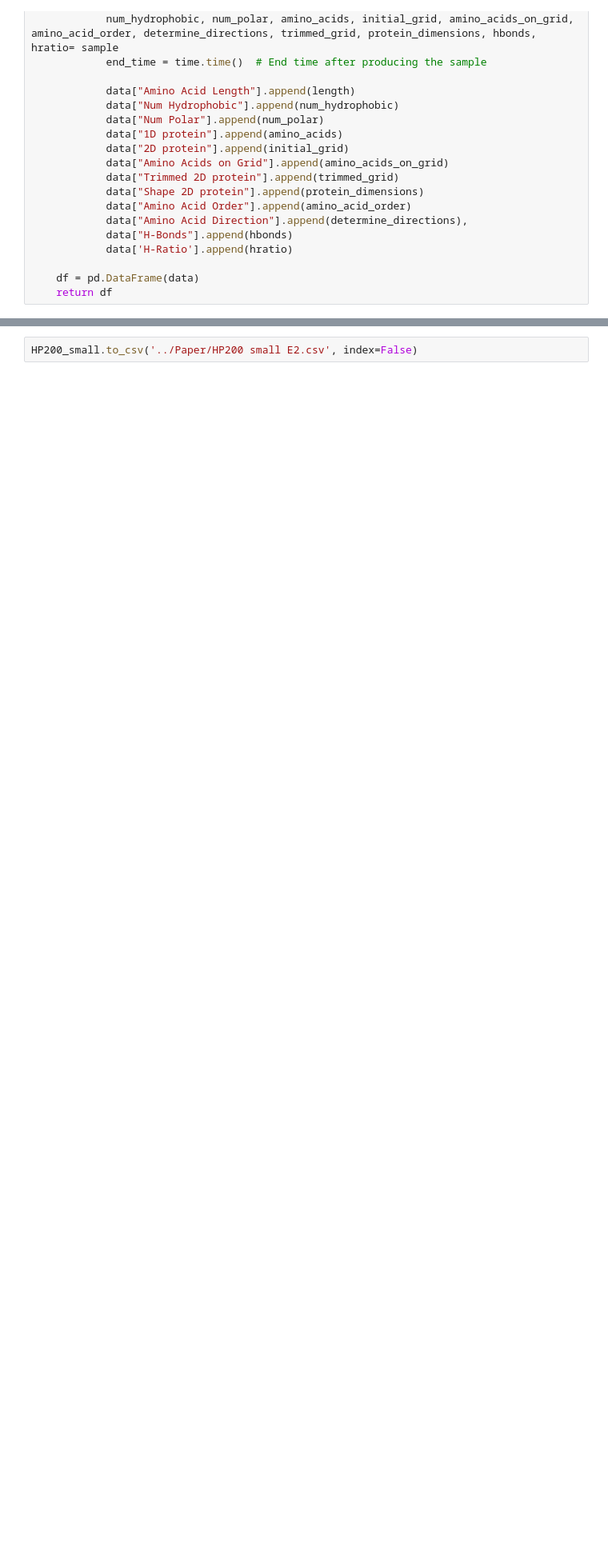
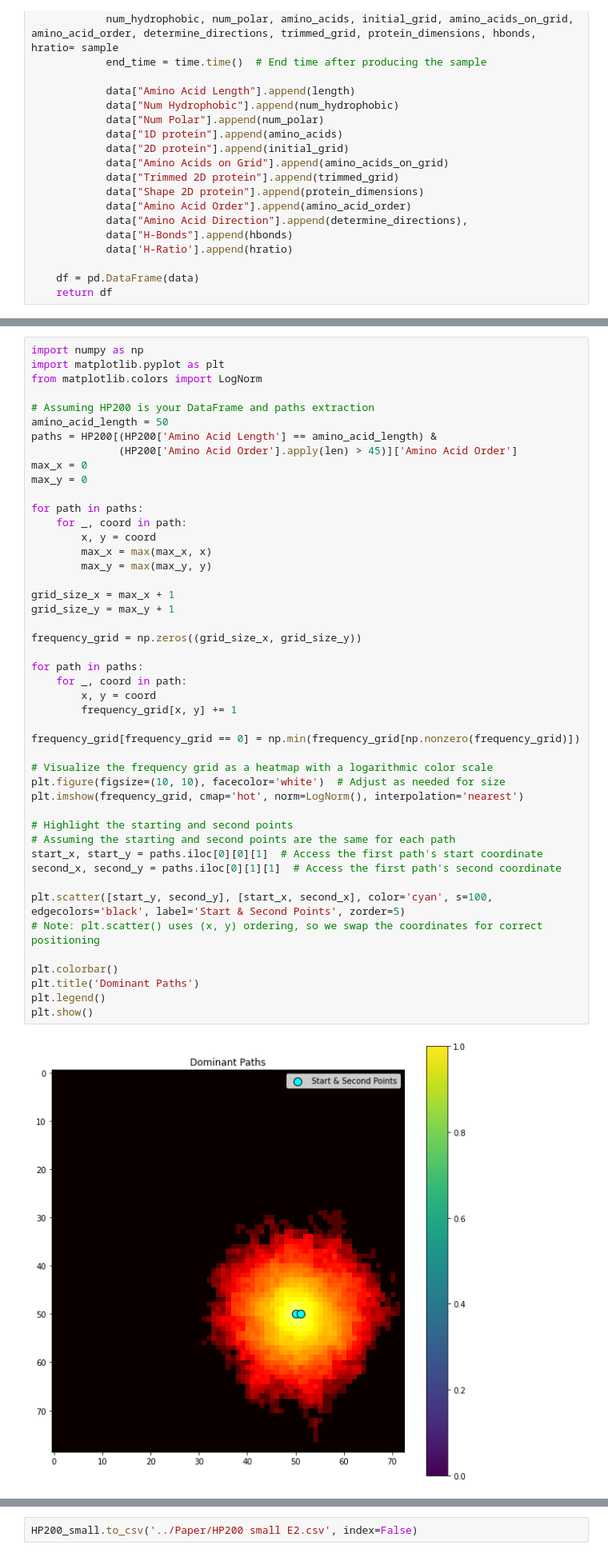
Before and after one commit to jessekommandeur/Protein-Folding, a Jupyter notebook: Paper 1/Experiments/Protein folding algorithm Experiment 2 .ipynb, the cells around one changed output, grey strips where cells are left out. Shown: that part at 80% size. Saved outputs shown, nothing was run; the diff lists cells and outputs as text; blank space fills up the shorter version.

```diff
--- a/Paper 1/Experiments/Protein folding algorithm Experiment 2 .ipynb
+++ b/Paper 1/Experiments/Protein folding algorithm Experiment 2 .ipynb
@@ -382,3 +378,51 @@ Wall time: 11min 50s
+# %%
+import numpy as np
+import matplotlib.pyplot as plt
+from matplotlib.colors import LogNorm
+
+# Assuming HP200 is your DataFrame and paths extraction
+amino_acid_length = 50
+paths = HP200[(HP200['Amino Acid Length'] == amino_acid_length) &
+              (HP200['Amino Acid Order'].apply(len) > 45)]['Amino Acid Order']
+max_x = 0
+max_y = 0
+
+for path in paths:
+    for _, coord in path:
+        x, y = coord
+        max_x = max(max_x, x)
+        max_y = max(max_y, y)
+
+grid_size_x = max_x + 1
+grid_size_y = max_y + 1
+
+frequency_grid = np.zeros((grid_size_x, grid_size_y))
+
+for path in paths:
+    for _, coord in path:
+        x, y = coord
+        frequency_grid[x, y] += 1
+
+frequency_grid[frequency_grid == 0] = np.min(frequency_grid[np.nonzero(frequency_grid)])
+
+# Visualize the frequency grid as a heatmap with a logarithmic color scale
+plt.figure(figsize=(10, 10), facecolor='white')  # Adjust as needed for size
+plt.imshow(frequency_grid, cmap='hot', norm=LogNorm(), interpolation='nearest')
+
+# Highlight the starting and second points
+# Assuming the starting and second points are the same for each path
+start_x, start_y = paths.iloc[0][0][1]  # Access the first path's start coordinate
+second_x, second_y = paths.iloc[0][1][1]  # Access the first path's second coordinate
+
+plt.scatter([start_y, second_y], [start_x, second_x], color='cyan', s=100, edgecolors='black', label='Start & Second Points', zorder=5)
+# Note: plt.scatter() uses (x, y) ordering, so we swap the coordinates for correct positioning
+
+plt.colorbar()
+plt.title('Dominant Paths')
+plt.legend()
+plt.show()
+# %% [output]
+[figure, added]
 # %%
 def shorten_direction(direction_list):
     # Create a dictionary mapping full words to their respective initials
```
Also changed, not shown: parts of 9 cells of this notebook, 3 other files.
